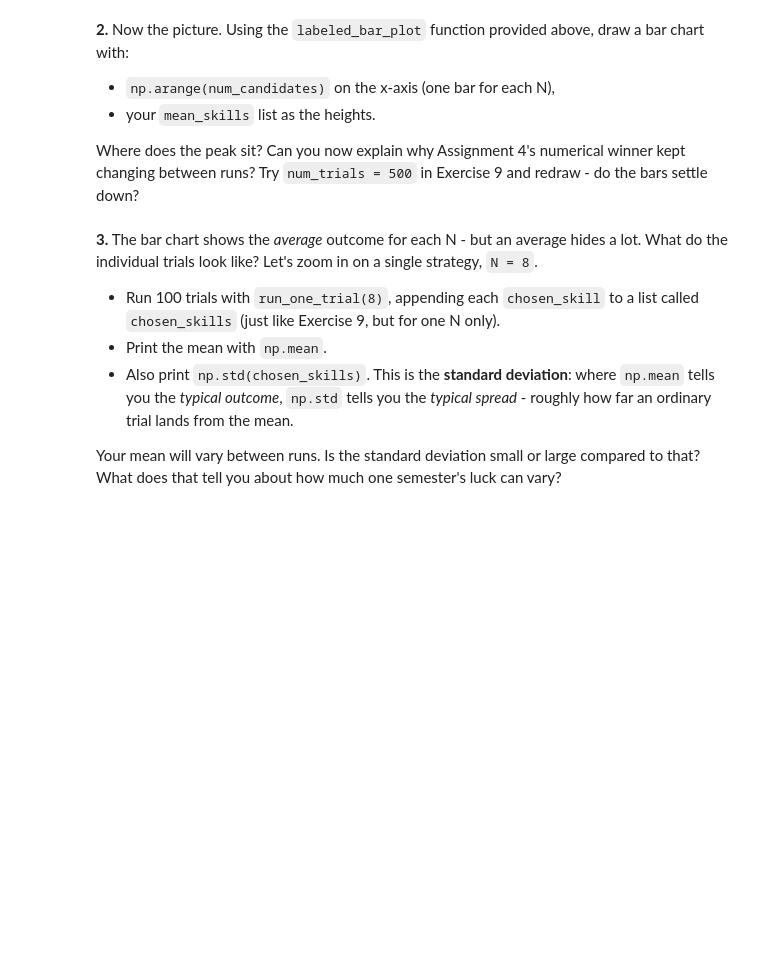
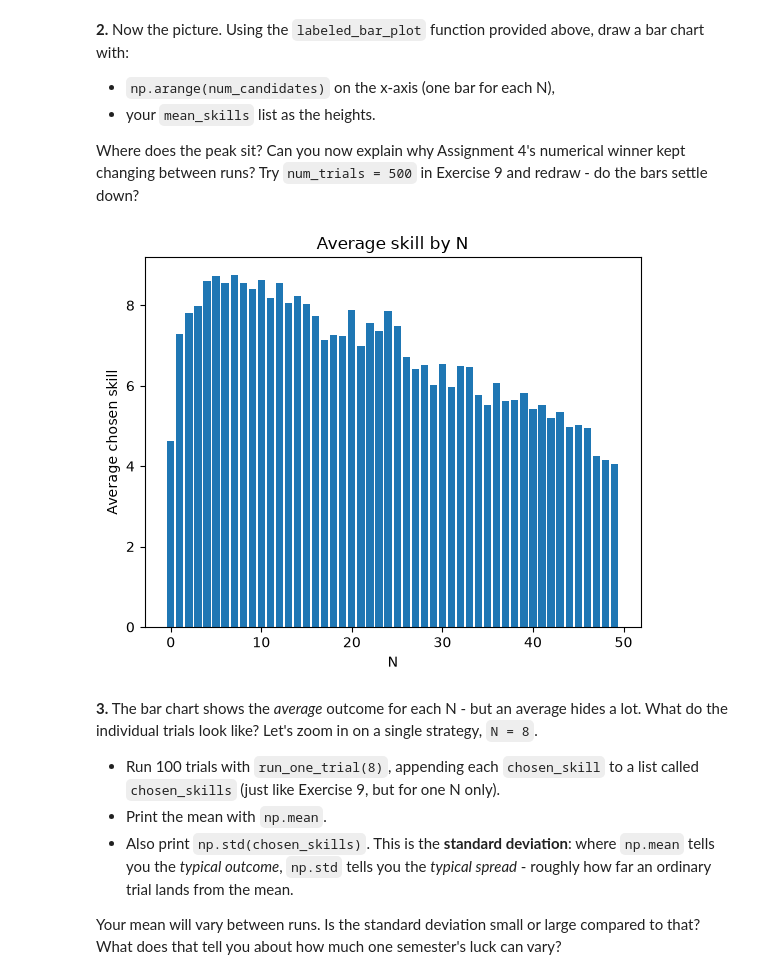
Before and after one commit to Siwei0609/datasci185fall2026, a Jupyter notebook: Lab_06/Lab_06.ipynb, the cells around one changed output. Drawn from its saved outputs; the diff is of its cells as text; code cells hidden in the pictures; blank space fills up the shorter version.

```diff
--- a/Lab_06/Lab_06.ipynb
+++ b/Lab_06/Lab_06.ipynb
@@ -88,3 +127,17 @@ These exercises continue the simulation you developed in Assignment 4.
 As a sanity check, print the averages for `N = 0` and `N = 10` (remember: `mean_skills[0]` is the average for N = 0). Do they match what you found in Assignment 4?
 # %%
 # Your code here
+num_candidates=len(lab_partners)
+trials_time=100
+mean_skills=[]
+for N in range(num_candidates):
+    chosen_skills=[]
+    for trials in range(trials_time):
+        chosen_name,chosen_skill = run_one_trial(N)
+        chosen_skills.append(chosen_skill)
+
+    average_skill = np.mean(chosen_skills)
+    mean_skills.append(average_skill)
+
+print(mean_skills[0])
+print(mean_skills[10])
@@ -99,6 +155,15 @@ As a sanity check, print the averages for `N = 0` and `N = 10` (remember: `mean_
 Where does the peak sit? Can you now explain why Assignment 4's numerical winner kept changing between runs? Try `num_trials = 500` in Exercise 9 and redraw - do the bars settle down?
 # %%
 # Your code here
+labeled_bar_plot(
+    np.arange(num_candidates),
+    mean_skills,
+    "N",
+    "Average chosen skill",
+    "Average skill by N"
+)
+# %% [output]
+[figure, added]
 # %% [markdown]
 
 
```
Also changed, not shown: parts of 7 cells of this notebook, 23 other files.
